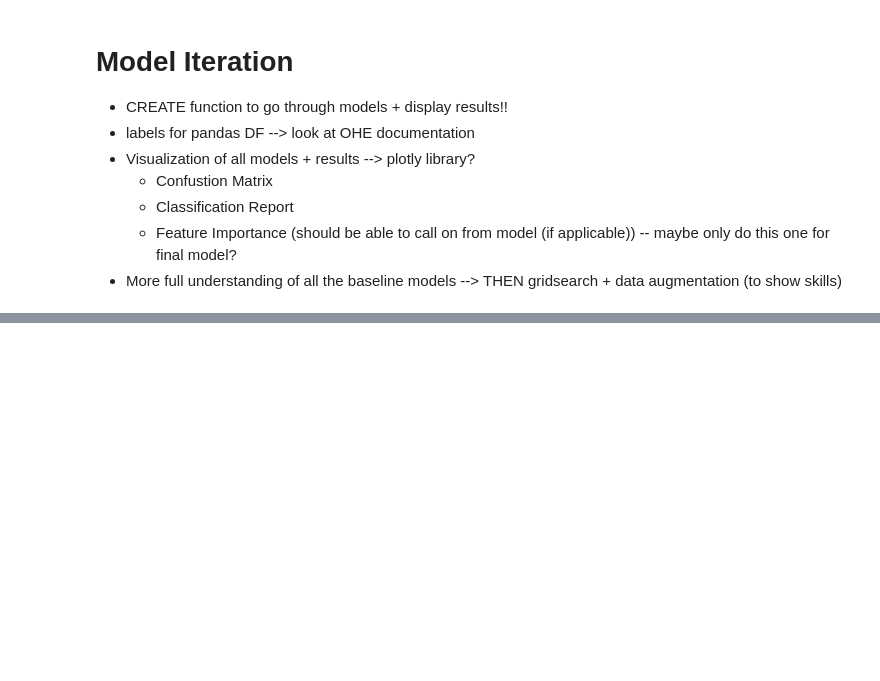
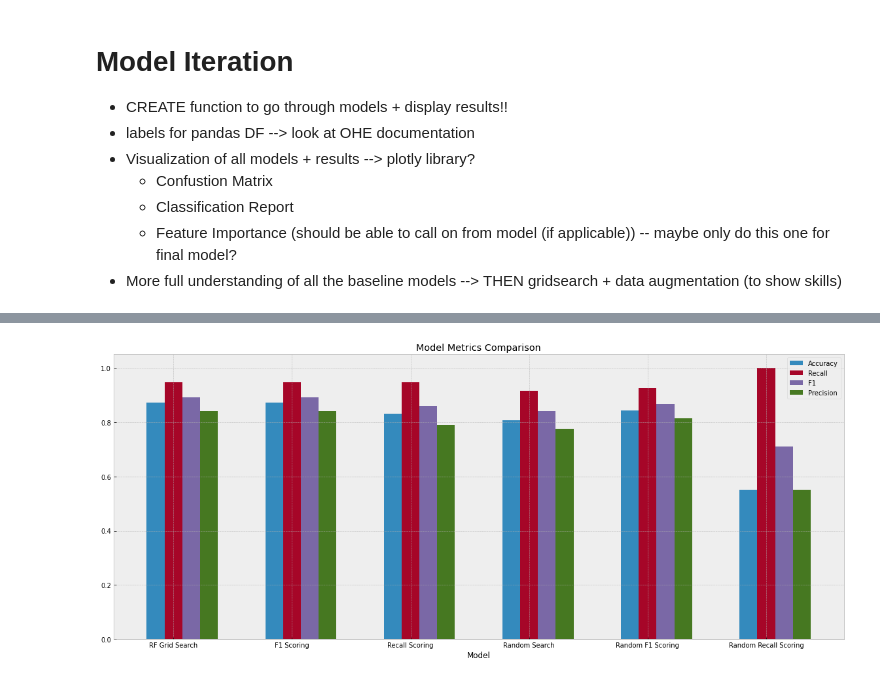
Before and after one commit to Bella3s/heart-disease-classification, a Jupyter notebook: index.ipynb, the cells around one changed output, grey strips where cells are left out. Cells and saved outputs as stored; diff of their text form; code cells hidden in the pictures; blank space fills up the shorter version.

```diff
--- a/index.ipynb
+++ b/index.ipynb
@@ -359,0 +456,27 @@ recall_scores
+# %%
+# For Randomized Grid Search
+
+rand_forest_param_grid = {'random_forest__max_depth': stats.randint(2, 15),
+               'random_forest__max_features': stats.uniform(0,1),
+               'random_forest__n_estimators': stats.randint(10, 100),
+               'random_forest__min_samples_split': stats.uniform(0.01, 0.99)}
+
+rand_xgb_param_grid = {'xgboost__learning_rate': stats.uniform(0.01, 0.08),
+                  'xgboost__max_depth': stats.randint(2, 15),
+                  'xgboost__n_estimators': stats.randint(50,200),
+                  'xgboost__gamma': stats.uniform(.1, 10)}
+
+rand_param_grids = [rand_forest_param_grid, rand_xgb_param_grid]
+# %%
+tune_models = [('random_forest', RandomForestClassifier(random_state=7)),
+               ('xgboost', XGBClassifier(random_state=7)) ]
+# %%
+# Grid Search Results
+best_models_std = tuned_model_comparison(tune_models, param_grids)
+best_models_f1 = tuned_model_comparison(tune_models, param_grids, scoring='f1')
+best_models_recall = tuned_model_comparison(tune_models, param_grids, scoring='recall')
+
+# Randomized Search Results
+best_models_rand = tuned_model_comparison(tune_models, rand_param_grids, random=True)
+best_models_rand_f1 = tuned_model_comparison(tune_models, rand_param_grids, scoring='f1', random=True)
+best_models_rand_recall = tuned_model_comparison(tune_models, rand_param_grids, scoring='recall', random=True)
@@ -359,0 +524,7 @@ recall_scores
+# %%
+# Graph Random Forest Search Results
+rf_names = ['RF Grid Search', 'F1 Scoring', 'Recall Scoring', 'Random Search',
+            'Random F1 Scoring', 'Random Recall Scoring']
+graph_metrics(rf_names, rf_metrics)
+# %% [output]
+[figure, added]
```
Also changed, not shown: parts of 28 cells of this notebook.
